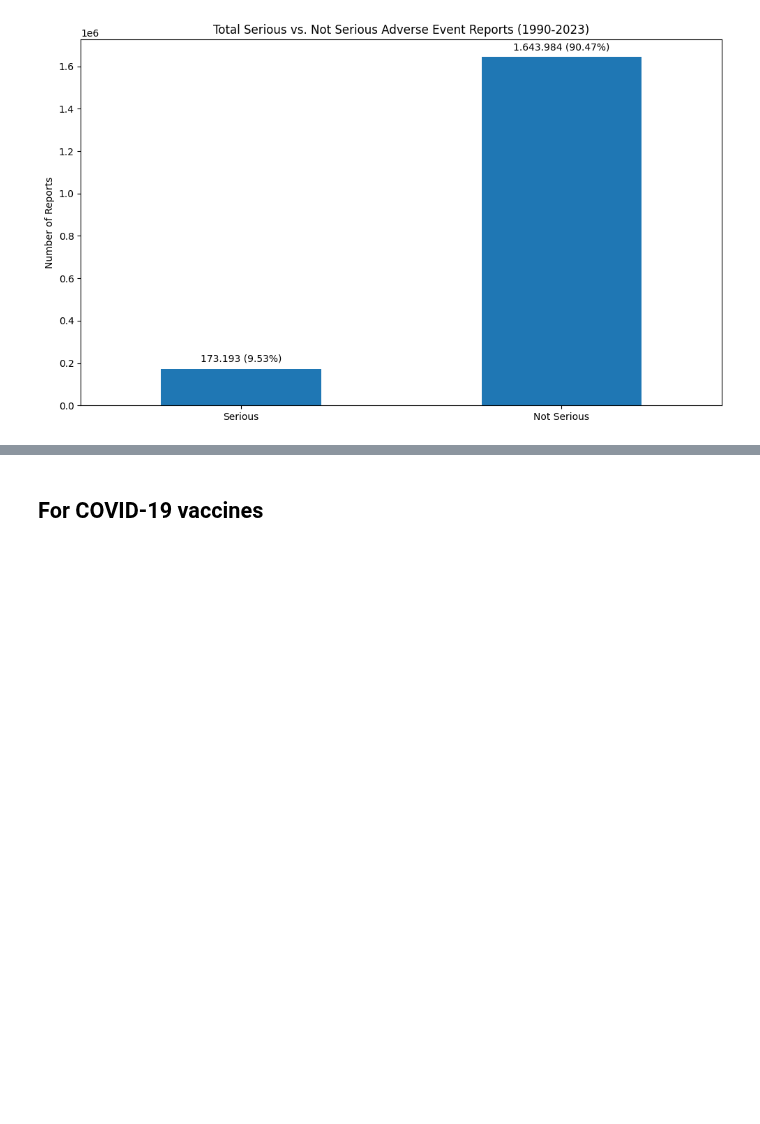
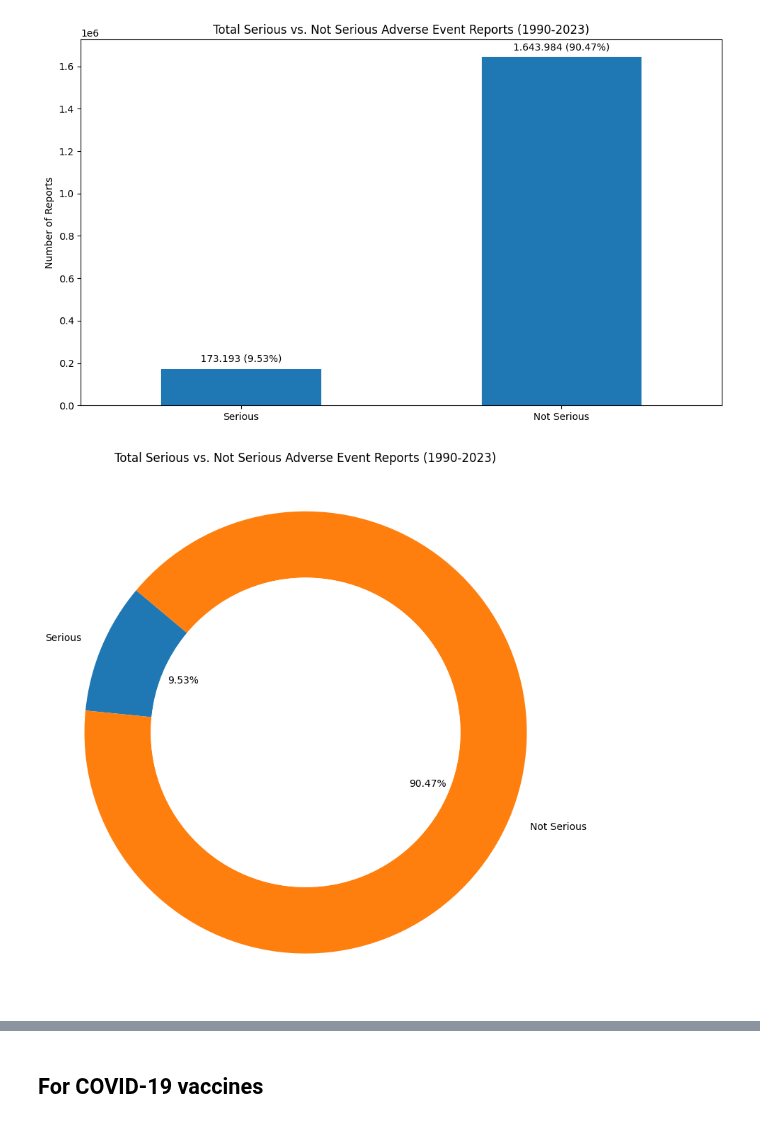
Before and after one commit to ZaNioxX/Masterarbeit, a Jupyter notebook: Data_Exploration/serious_events.ipynb, the cells around one changed output, grey strips where cells are left out. Drawn from its saved outputs; the diff is of its cells as text; code cells hidden in the pictures; blank space fills up the shorter version.

Commit message:
updated serious events plots

```diff
--- a/Data_Exploration/serious_events.ipynb
+++ b/Data_Exploration/serious_events.ipynb
@@ -191,3 +191,55 @@ plt.savefig('/Users/sep/PycharmProjects/Masterarbeit/Plots/Data_Exploration/Seri
 plt.show()
 # %% [output]
 [figure]
+# %%
+import pandas as pd
+import matplotlib.pyplot as plt
+
+# Define the columns that indicate a serious report
+serious_columns = ['DIED', 'L_THREAT', 'HOSPITAL', 'X_STAY', 'DISABLE', 'BIRTH_DEFECT']
+
+# Initialize counters for serious and not serious reports
+total_serious = 0
+total_not_serious = 0
+
+for year in range(1990, 2024):
+    # Construct the file name
+    filename = f"/Users/sep/Documents/HAW/Masterarbeit/Daten.nosync/{year}VAERSDATA.csv"
+
+    # Load the data
+    data = pd.read_csv(filename, encoding="Iso-8859-1", low_memory=False, usecols=serious_columns)
+
+    # Count serious entries (entries with 'Y' in any of the serious columns)
+    serious_count = (data == 'Y').any(axis=1).sum()
+    not_serious_count = len(data) - serious_count
+
+    # Update the total counts
+    total_serious += serious_count
+    total_not_serious += not_serious_count
+
+# Create a DataFrame for plotting
+counts_df = pd.DataFrame({'Count': [total_serious, total_not_serious]}, index=['Serious', 'Not Serious'])
+
+# Calculate the percentage
+total_reports = total_serious + total_not_serious
+counts_df['Percentage'] = (counts_df['Count'] / total_reports) * 100
+
+# Create a donut chart
+plt.figure(figsize=(8, 8))
+ax = plt.gca()
+
+plt.pie(counts_df['Count'], labels=counts_df.index, autopct='%1.2f%%', startangle=140, wedgeprops={'width': 0.3})
+
+# Add a circle at the center to make it a donut chart
+center_circle = plt.Circle((0, 0), 0.7, fc='white')
+fig = plt.gcf()
+fig.gca().add_artist(center_circle)
+
+plt.axis('equal')  # Equal aspect ratio ensures that pie is drawn as a circle.
+plt.title('Total Serious vs. Not Serious Adverse Event Reports (1990-2023)')
+
+plt.tight_layout()
+plt.savefig('/Users/sep/PycharmProjects/Masterarbeit/Plots/Data_Exploration/Serious_Events/Serious_Events_total_all_Years_Donut.png')
+plt.show()
+# %% [output]
+[figure, added]
```
Also changed, not shown: parts of 4 cells of this notebook, 8 other files.
